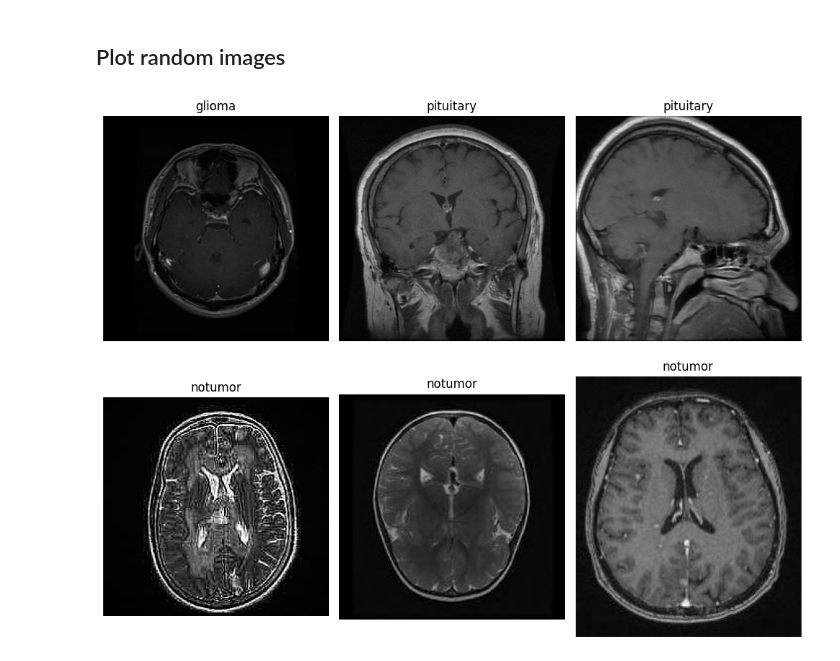
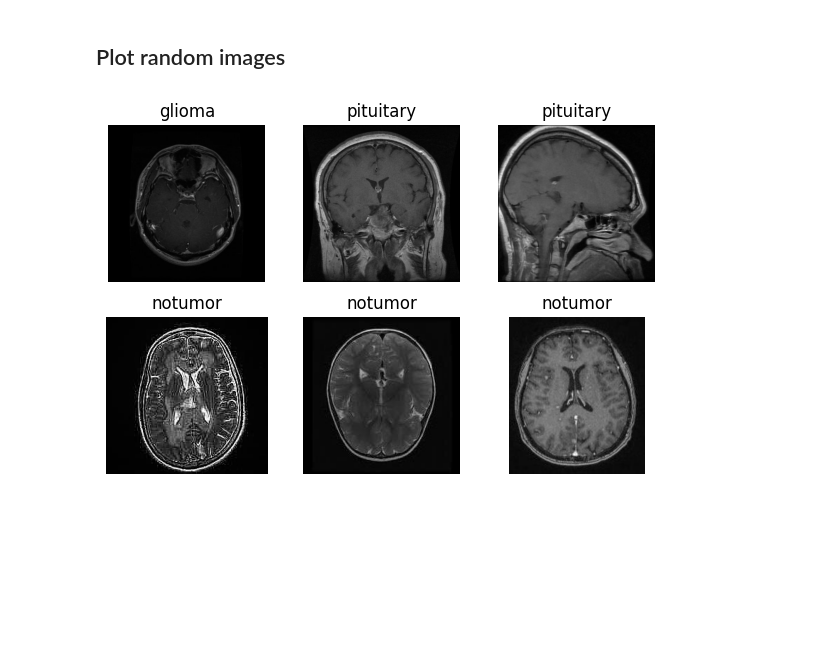
Before and after one commit to aviram421/mri-tumor-classification, a Jupyter notebook: mri-tumor-classification - EDA.ipynb, the cells around one changed output. Saved outputs shown, nothing was run; the diff lists cells and outputs as text; code cells hidden in the pictures; blank space fills up the shorter version.

Commit message:
Change figure size

```diff
--- a/mri-tumor-classification - EDA.ipynb
+++ b/mri-tumor-classification - EDA.ipynb
@@ -124,15 +124,15 @@ dtype: uint8
 # %% [markdown]
 ## Plot random images
 # %%
-plt.figure(figsize=(10, 8))
+plt.figure(figsize=(6, 4))
 for i, path in enumerate(random_train_img):
     rand_img = cv2.imread(path)
     plt.subplot(2, 3, i+1)
     plt.imshow(cv2.cvtColor(rand_img, cv2.COLOR_BGR2RGB))
     plt.title(path.parent.name)
     plt.axis('off')
 
 plt.tight_layout()
 plt.show()
 # %% [output]
-[figure, old version]
+[figure, new version]
```
